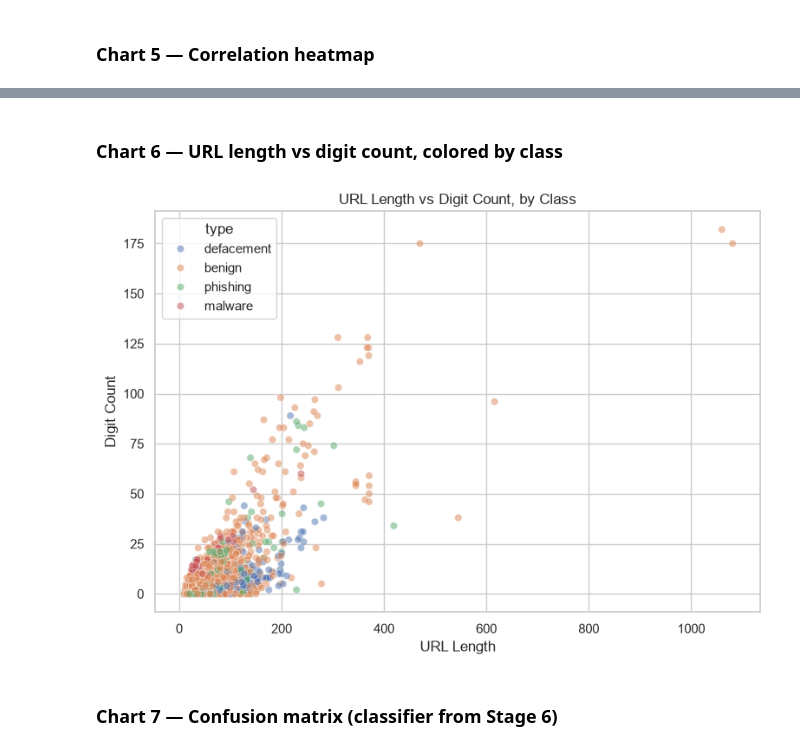
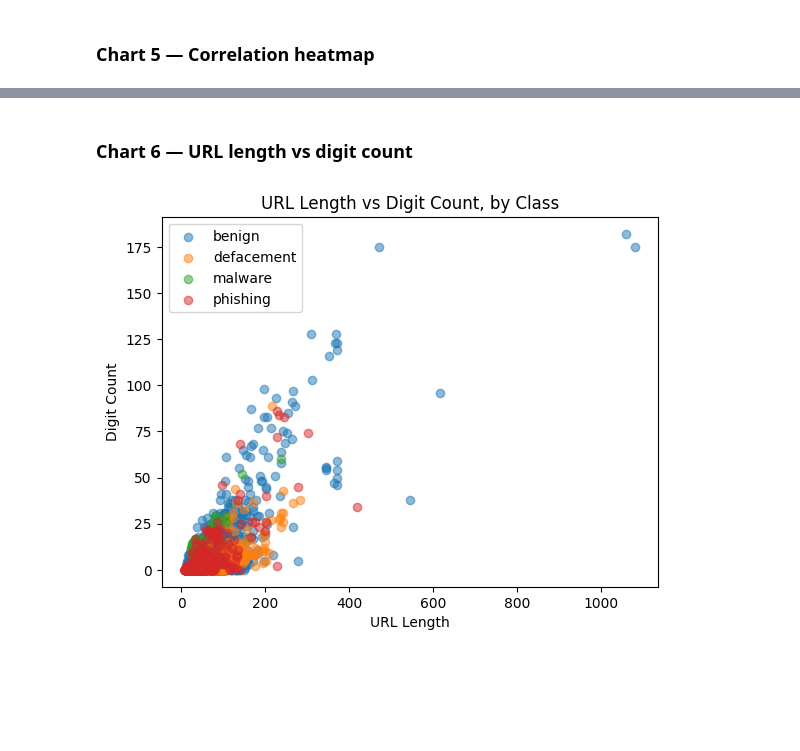
Before and after one commit to karthikchelluri2007/spam-message-analysis-malicious-urls, a Jupyter notebook: 07_Data_Visualization/07_data_visualization.ipynb, the cells around one changed output, grey strips where cells are left out. Cells and saved outputs as stored; diff of their text form; code cells hidden in the pictures; blank space fills up the shorter version.

```diff
--- a/07_Data_Visualization/07_data_visualization.ipynb
+++ b/07_Data_Visualization/07_data_visualization.ipynb
@@ -38,3 +5,25 @@ pred = pd.read_csv(RESULTS / "model_predictions.csv")
+# %%
+from pathlib import Path
+import pandas as pd
+import numpy as np
+HERE = Path.cwd().resolve()
+PROJECT_ROOT = next((p for p in (HERE, *HERE.parents) if (p / "dataset").is_dir()), HERE)
+DATA_DIR = PROJECT_ROOT / "dataset"
+INTERMEDIATE_DIR = DATA_DIR / "intermediate"
+RESULTS_DIR = PROJECT_ROOT / "results"
+INTERMEDIATE_DIR.mkdir(parents=True, exist_ok=True)
+RESULTS_DIR.mkdir(parents=True, exist_ok=True)
+input_path = INTERMEDIATE_DIR / "stage04_cleaned.csv"
+if not input_path.is_file():
+    raise FileNotFoundError("Run the earlier stage notebooks first; missing " + str(input_path))
+df = pd.read_csv(input_path, encoding_errors="replace")
+print("Loaded:", input_path, "| shape:", df.shape)
+
+import matplotlib.pyplot as plt
+words = ["login", "verify", "secure", "account", "bank", "update", "free", "confirm", "password", "signin", "wallet", "payment", "bonus", "support"]
+numeric_columns = ["url_length", "subdomain_count", "path_length", "query_length", "has_https", "has_ip_address", "dot_count", "hyphen_count", "digit_count", "special_char_count", "has_at_symbol", "has_shortener", "keyword_count"]
+corr_matrix = df[numeric_columns].corr()
+types = sorted(df["type"].unique())
 # %% [markdown]
 ### Chart 1 — Top 10 TLDs
 # %%
@@ -63,0 +42,10 @@ plt.show()
+# %%
+types = sorted(df["type"].unique())
+lengths = [df[df["type"] == t]["url_length"] for t in types]
+
+plt.boxplot(lengths, showfliers=False)
+plt.xticks(range(1, len(types) + 1), types)
+plt.title("URL Length Distribution by Class")
+plt.xlabel("URL Type")
+plt.ylabel("URL Length")
+plt.show()
@@ -105,16 +100,16 @@ plt.show()
 # %% [markdown]
-### Chart 6 — URL length vs digit count, colored by class
+### Chart 6 — URL length vs digit count
 # %%
-sample_df = df_final.sample(min(4000, len(df_final)), random_state=42)
+sample = df.sample(min(4000, len(df)), random_state=42)   # sample so the plot is not crowded
 
-plt.figure(figsize=(9, 6))
-sns.scatterplot(data=sample_df, x="url_length", y="digit_count", hue="type", alpha=0.5)
+for t in types:
+    part = sample[sample["type"] == t]
+    plt.scatter(part["url_length"], part["digit_count"], alpha=0.5, label=t)
+
+plt.legend()
 plt.title("URL Length vs Digit Count, by Class")
 plt.xlabel("URL Length")
 plt.ylabel("Digit Count")
-plt.savefig(GRAPH_DIR / "06_length_vs_digits.png", dpi=150, bbox_inches="tight")
 plt.show()
 # %% [output]
-[figure, old version]
+[figure, new version]
-# %% [markdown]
-### Chart 7 — Confusion matrix (classifier from Stage 6)
```
Also changed, not shown: parts of 16 cells of this notebook, 8 other files.
